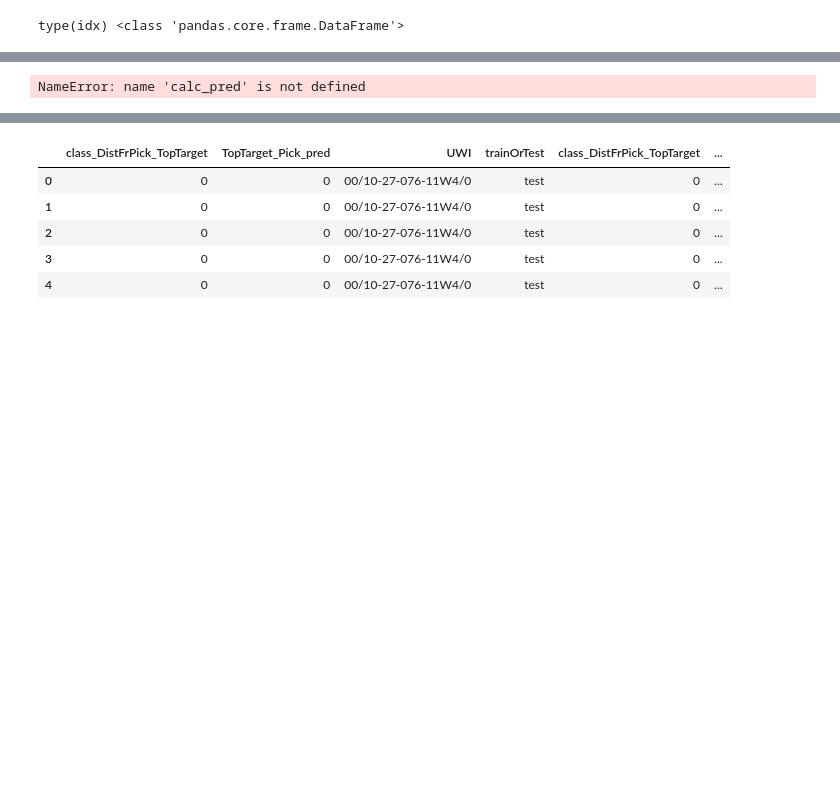
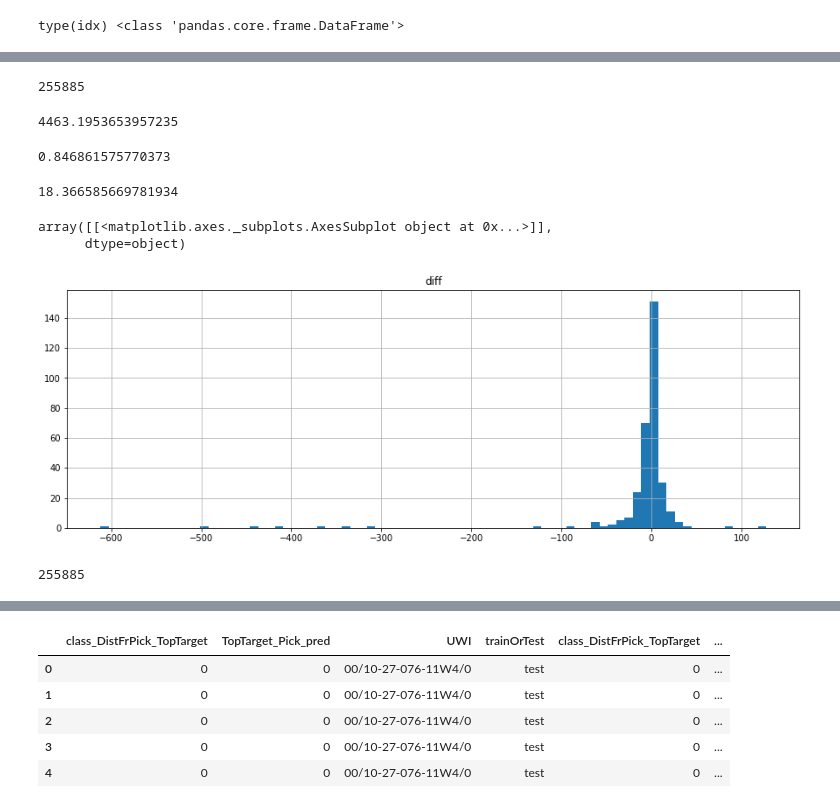
Before and after one commit to JustinGOSSES/MannvilleGroup_Strat_Hackathon, a Jupyter notebook: notebooks_2018/modular_redo/Machine_Learning/Machine_Learning_PostSplit_vG_AfterAbstractAAPG_20181007.ipynb, the cells around one changed output, grey strips where cells are left out. Drawn from its saved outputs; the diff is of its cells as text; code cells hidden in the pictures; blank space fills up the shorter version.

```diff
--- a/notebooks_2018/modular_redo/Machine_Learning/Machine_Learning_PostSplit_vG_AfterAbstractAAPG_20181007.ipynb
+++ b/notebooks_2018/modular_redo/Machine_Learning/Machine_Learning_PostSplit_vG_AfterAbstractAAPG_20181007.ipynb
@@ -326,6 +357,7 @@ def calcPredVsRealTopDif(df,depth_str,pick_pred_class_str,UWI_str,rollingWindows
     Function returns:
         A column for predicted dataframe with calculated single prediction depth pick based on the median row technique
         A column for predicted dataframe with calculated single prediction depth pick based on rolling means of classes predicted for each row.
+    THESE BELOW ARE NOTE YET IMPLIMENTED!
         A new dataframe that is just one row per well and includes as col of UWIs, known picks, predicted picks, and difference
         A new col in the new df that has high and low error by some metric?
         A score of mean abosolute error across all wells in the given dataframe 1.
@@ -367,4 +420,4 @@ calc_pred.head()
 # %%
 len(calc_pred)
 # %% [output]
-NameError: name 'calc_pred' is not defined
+255885
@@ -374,0 +424,3 @@ NameError: name 'calc_pred' is not defined
+# %%
+calc_pred_TopMcMr_Pick_pred_DEPT_pred = calc_pred.groupby( ["UWI"])['TopTarget_Pick_pred_DEPT_pred'].mean().to_frame().reset_index()
+calc_pred_TopTarget_DEPTH = calc_pred.groupby( ["UWI"] )['TopTarget_DEPTH'].mean().to_frame().reset_index()
@@ -374,0 +429,4 @@ NameError: name 'calc_pred' is not defined
+# %%
+score
+# %% [output]
+4463.1953653957235
@@ -374,0 +436,22 @@ NameError: name 'calc_pred' is not defined
+# %%
+r2_score = r2_score(calc_pred_TopTarget_DEPTH['TopTarget_DEPTH'], calc_pred_TopMcMr_Pick_pred_DEPT_pred['TopTarget_Pick_pred_DEPT_pred'])
+r2_score
+# %% [output]
+0.846861575770373
+# %%
+mean_absolute_error = mean_absolute_error(calc_pred_TopTarget_DEPTH['TopTarget_DEPTH'], calc_pred_TopMcMr_Pick_pred_DEPT_pred['TopTarget_Pick_pred_DEPT_pred'])
+mean_absolute_error
+# %% [output]
+18.366585669781934
+# %%
+calc_pred['diff'] = calc_pred_TopTarget_DEPTH['TopTarget_DEPTH'] - calc_pred_TopMcMr_Pick_pred_DEPT_pred['TopTarget_Pick_pred_DEPT_pred']
+# %%
+calc_pred.hist(column='diff',bins=80,figsize=(15,5))
+# %% [output]
+array([[<matplotlib.axes._subplots.AxesSubplot object at 0x...>]],
+      dtype=object)
+[figure, added]
+# %%
+len(calc_pred['diff'])
+# %% [output]
+255885
```
Also changed, not shown: parts of 101 cells of this notebook, 1 other file.
